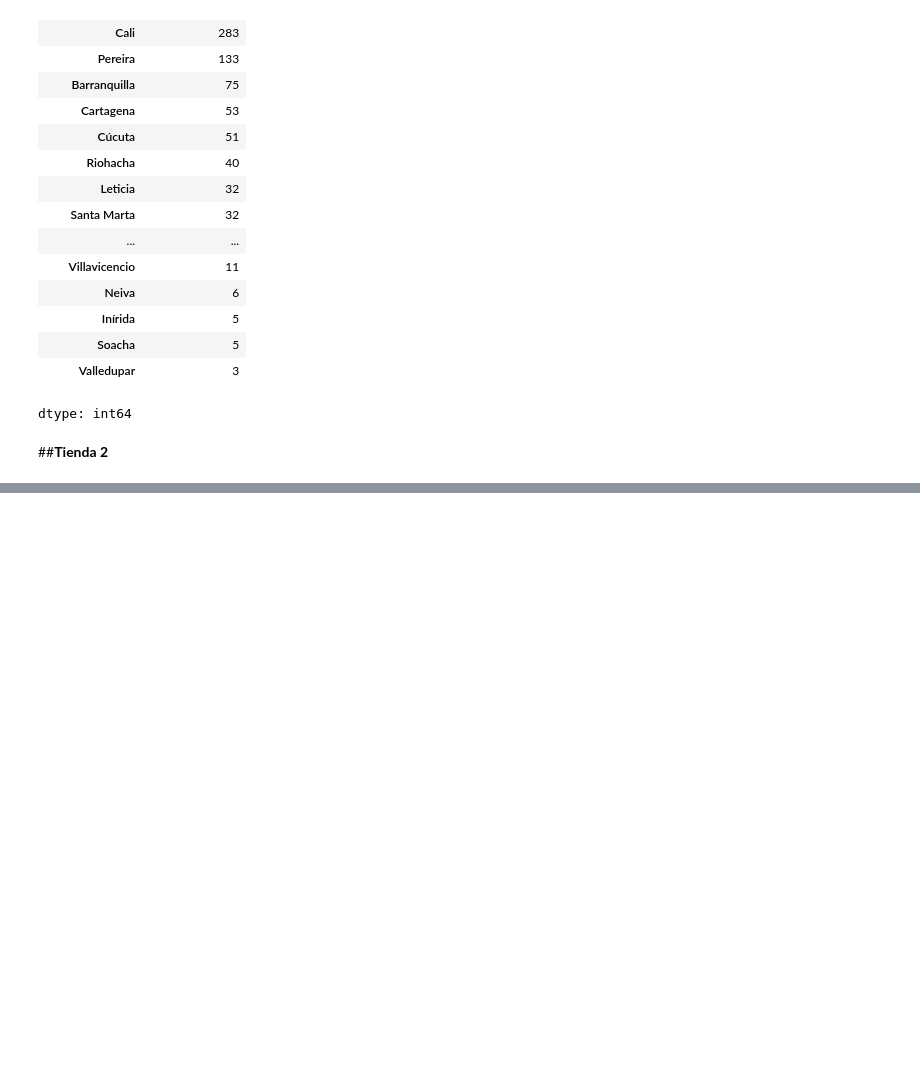
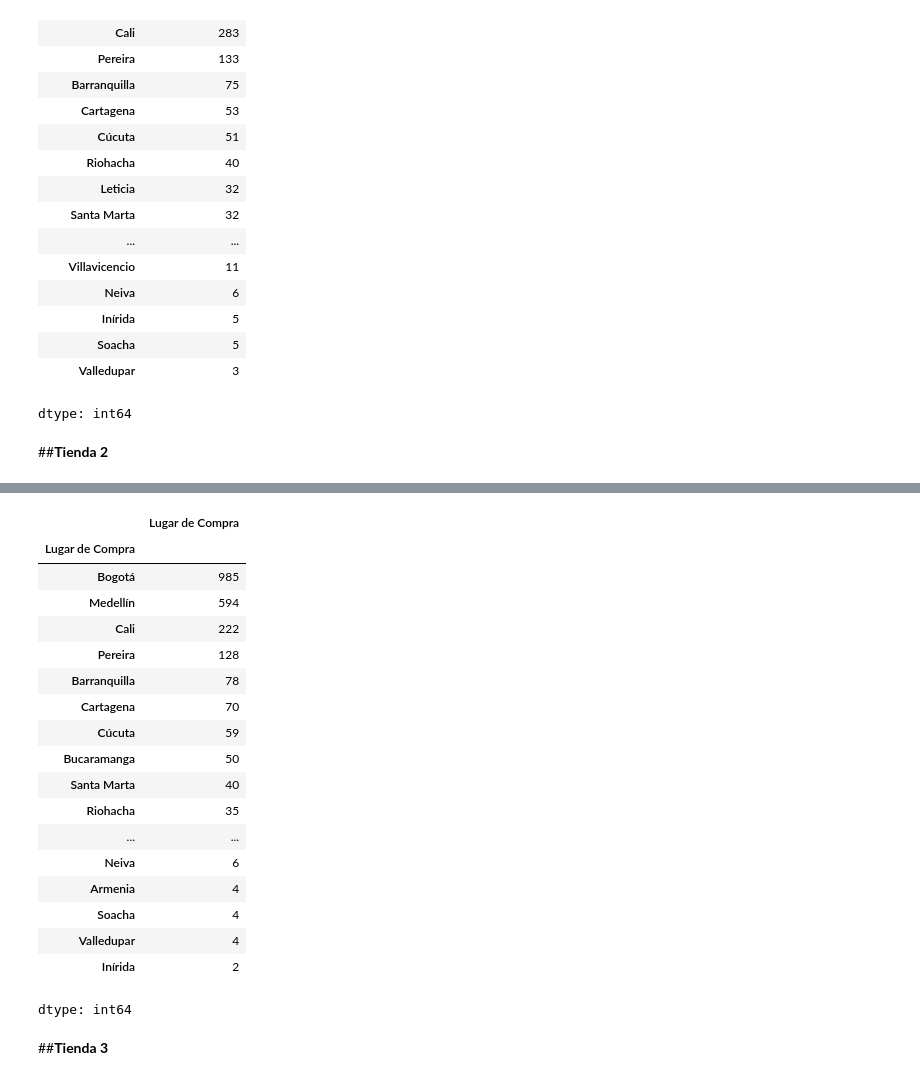
Before and after one commit to veterydaisy/AluraStore, a Jupyter notebook: AluraStoreLatam.ipynb, the cells around one changed output, grey strips where cells are left out. Cells and saved outputs as stored; diff of their text form; code cells hidden in the pictures; blank space fills up the shorter version.

```diff
--- a/AluraStoreLatam.ipynb
+++ b/AluraStoreLatam.ipynb
@@ -481,0 +547,26 @@ dtype: int64
+# %%
+#cantidad de productos vendidos por ciudad tienda 2
+lugar_compra_tienda_2 = tienda2.groupby('Lugar de Compra')['Lugar de Compra'].count().sort_values(ascending=False)
+lugar_compra_tienda_2
+# %% [output]
+|  | Lugar de Compra |
+| Lugar de Compra |  |
+| Bogotá | 985 |
+| Medellín | 594 |
+| Cali | 222 |
+| Pereira | 128 |
+| Barranquilla | 78 |
+| Cartagena | 70 |
+| Cúcuta | 59 |
+| Bucaramanga | 50 |
+| Santa Marta | 40 |
+| Riohacha | 35 |
+| ... | ... |
+| Neiva | 6 |
+| Armenia | 4 |
+| Soacha | 4 |
+| Valledupar | 4 |
+| Inírida | 2 |
+dtype: int64
+# %% [markdown]
+##**Tienda 3**
```
Also changed, not shown: parts of 10 cells of this notebook.
